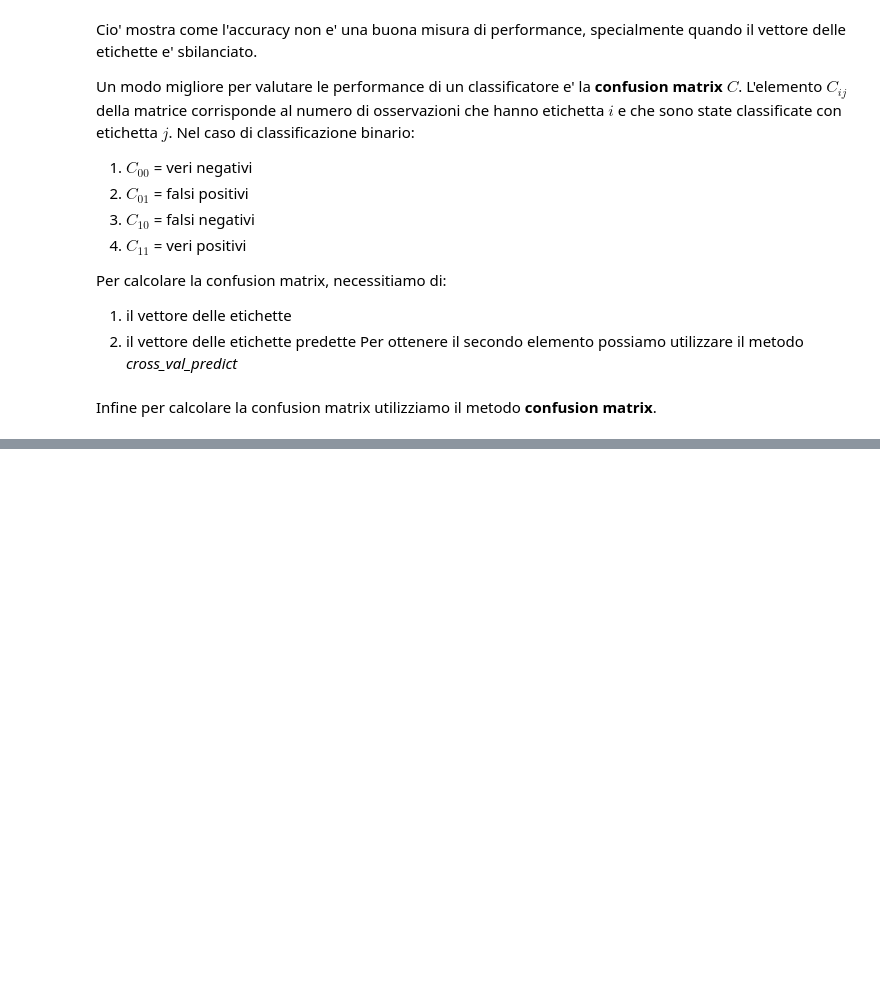
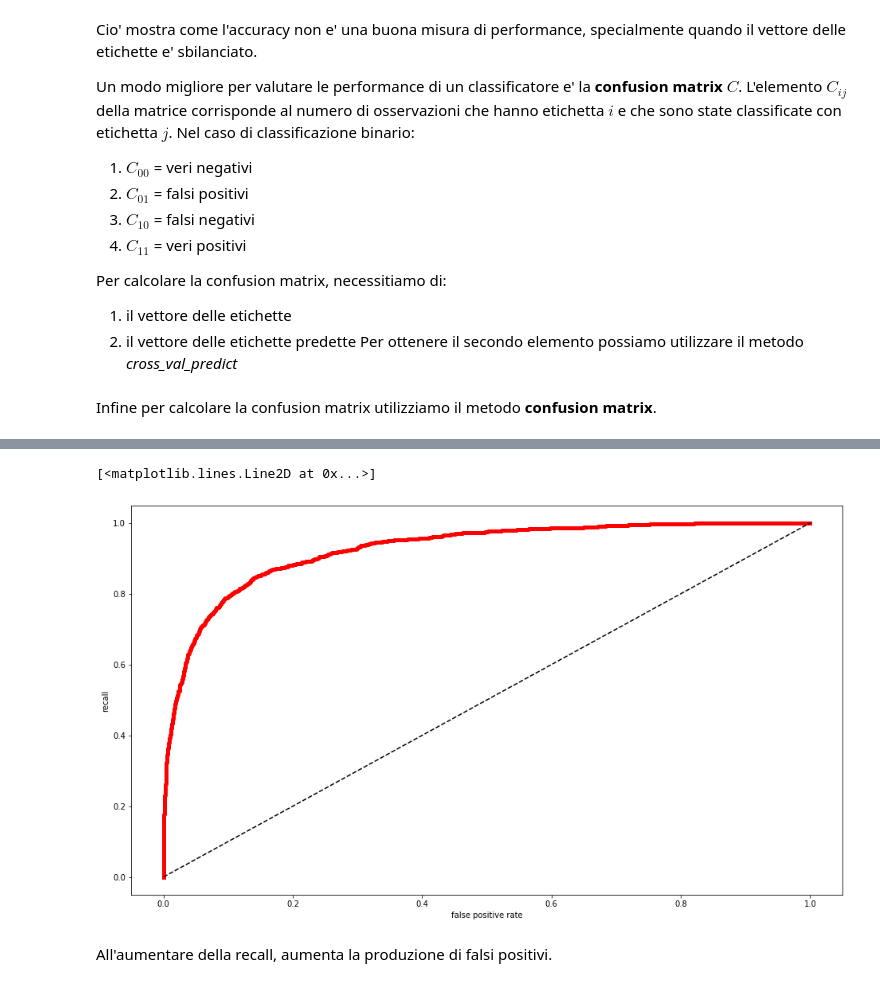
Before and after one commit to matzigno/CSML21, a Jupyter notebook: Classification.ipynb, the cells around one changed output, grey strips where cells are left out. Saved outputs shown, nothing was run; the diff lists cells and outputs as text; code cells hidden in the pictures; blank space fills up the shorter version.

```diff
--- a/Classification.ipynb
+++ b/Classification.ipynb
@@ -399,0 +483,15 @@ $$precision = \frac{C_{11}}{C_{11} + C_{10}} = \frac{TP}{TP + FN}$$
+# %%
+fpr, rec, soglia = roc_curve(y_train, y_scores)
+# %%
+fig = plt.figure(figsize=(16,9))
+ax = fig.add_subplot()
+ax.plot(fpr, rec, 'r',label='precision', lw=5)
+ax.plot()
+ax.set_xlabel('false positive rate')
+ax.set_ylabel('recall')
+ax.plot([0,1],[0,1],'k--')
+# %% [output]
+[<matplotlib.lines.Line2D at 0x...>]
+[figure, added]
+# %% [markdown]
+All'aumentare della recall, aumenta la produzione di falsi positivi.
```
Also changed, not shown: parts of 34 cells of this notebook.
